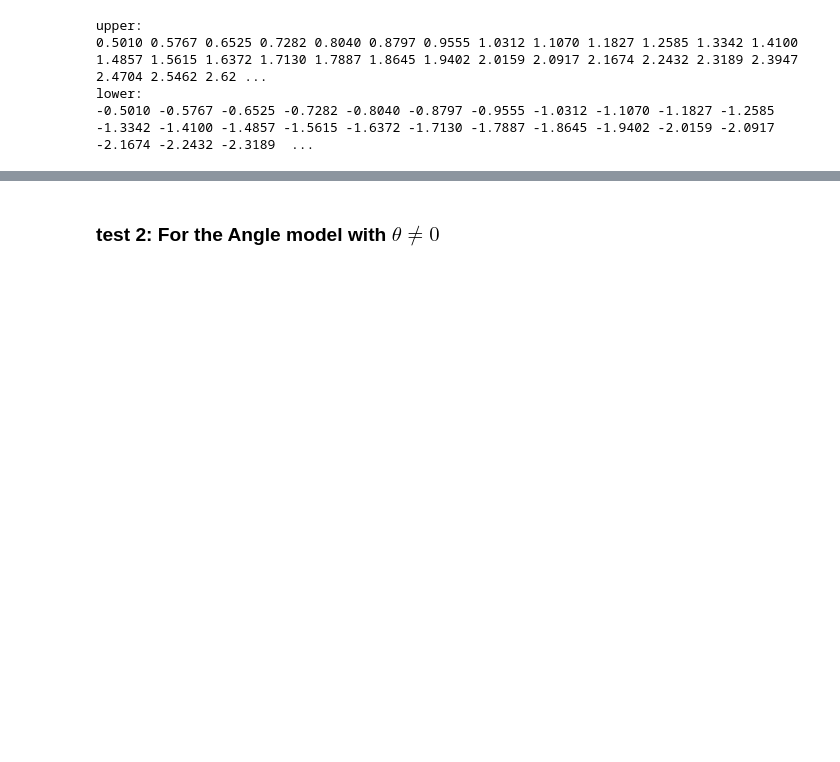
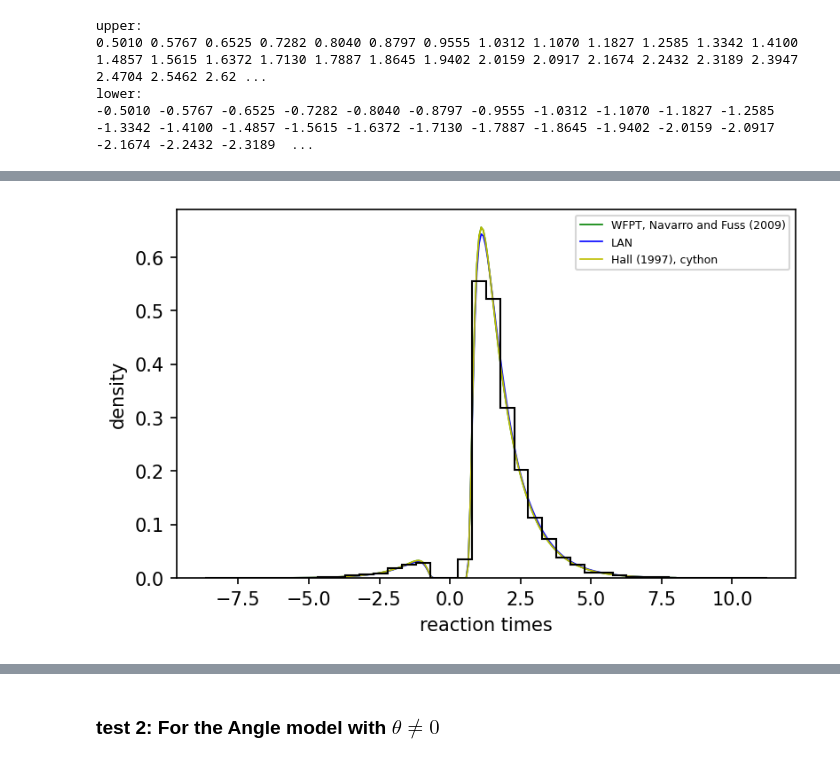
Before and after one commit to RiverFlowsInYou98/DDM, a Jupyter notebook: angle/angle_plot.ipynb, the cells around one changed output, grey strips where cells are left out. Drawn from its saved outputs; the diff is of its cells as text; code cells hidden in the pictures; blank space fills up the shorter version.

```diff
--- a/angle/angle_plot.ipynb
+++ b/angle/angle_plot.ipynb
@@ -184,0 +215,23 @@ plt.show()
+# %%
+prob5c_array = np.array(prob5c_list)[sort_idx]
+# %%
+fig, ax = plt.subplots(figsize=(6, 3.6), dpi=150)
+ax.plot(signedT_list, prob1_array, label="WFPT, Navarro and Fuss (2009)", lw=0.8, c="g")
+# ax.plot(signedT_list, prob2_array, label='MC_Angle', lw=0.8, c='r')
+# ax.plot(signedT_list, prob3_array, label='MC_ddm', lw=0.8, c='purple')
+ax.plot(signedT_list, prob4_array, label="LAN", lw=0.8, c="b")
+ax.plot(signedT_list, prob5c_array, label="Hall (1997), cython", lw=0.8, c="y")
+
+ax.hist(
+    np.squeeze(out[0]) * np.squeeze(out[1]),
+    histtype="step",
+    bins=40,
+    color="black",
+    density=True,
+)
+ax.set_xlabel("reaction times")
+ax.set_ylabel("density")
+ax.legend(fontsize=6)
+plt.show()
+# %% [output]
+[figure, added]
```
Also changed, not shown: parts of 17 cells of this notebook.
